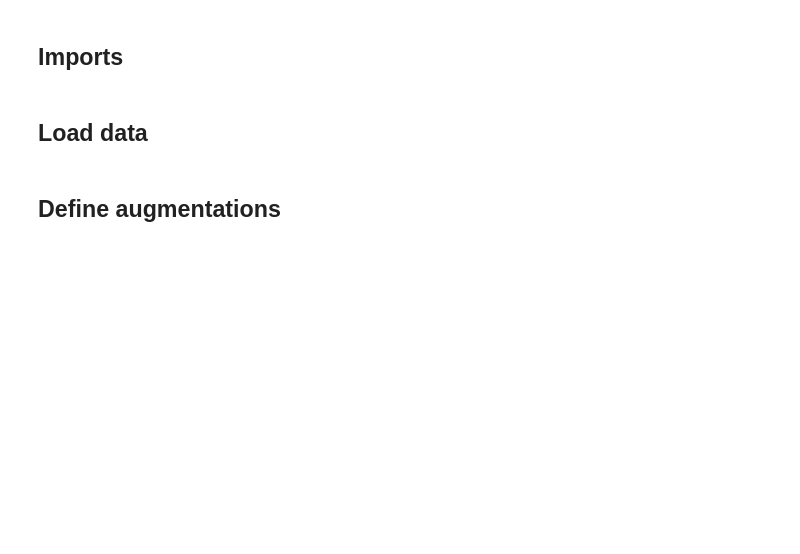
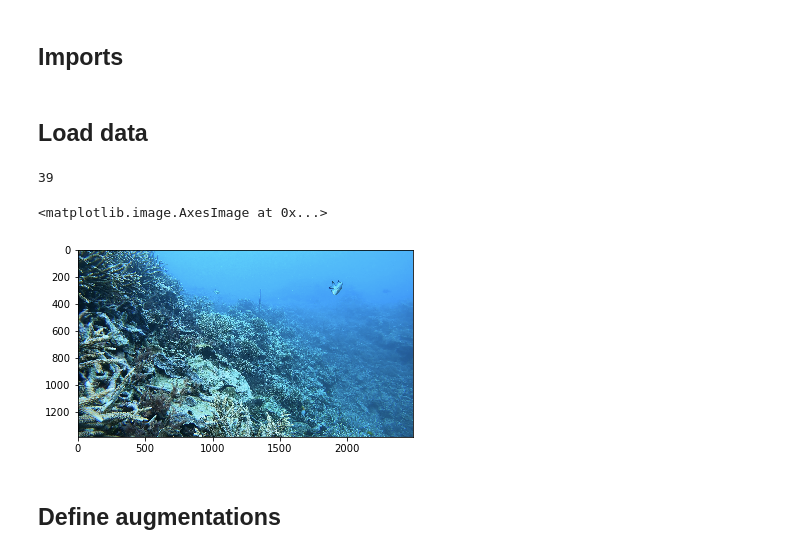
Before and after one commit to javander13/Thesis, a Jupyter notebook: Segmentation_Model/pretrain/transformations.ipynb, the cells around one changed output. Saved outputs shown, nothing was run; the diff lists cells and outputs as text; code cells hidden in the pictures; blank space fills up the shorter version.

```diff
--- a/Segmentation_Model/pretrain/transformations.ipynb
+++ b/Segmentation_Model/pretrain/transformations.ipynb
@@ -22,15 +22,25 @@ import torchvision.transforms.functional as TF
 ## Load data
 # %%
 # load the image and mask filepaths in a sorted manner
-imagePaths = sorted(list(paths.list_images("/data/jantina/CoralNet/dataset/images")))
+imagePaths = sorted(list(paths.list_images("/data/jantina/CoralNet/used/Aukane_Reef/images")))
 maskPaths = sorted(list(paths.list_images("/data/jantina/CoralNet/dataset/labels")))
+# %%
+a=random.randrange(len(imagePaths))
+print(a)
+# %% [output]
+39
 # %%
 # grab the paths from the current index
-imagePath = imagePaths[0]
-maskPath = maskPaths[0]
+imagePath = imagePaths[a]
+maskPath = maskPaths[a]
 # load the image and mask from disk
 image = io.imread(imagePath)
 mask = io.imread(maskPath)
+# %%
+plt.imshow(image)
+# %% [output]
+<matplotlib.image.AxesImage at 0x...>
+[figure, added]
 # %% [markdown]
 ## Define augmentations
 # %% [markdown]
```
Also changed, not shown: parts of 6 cells of this notebook, 11 other files.
